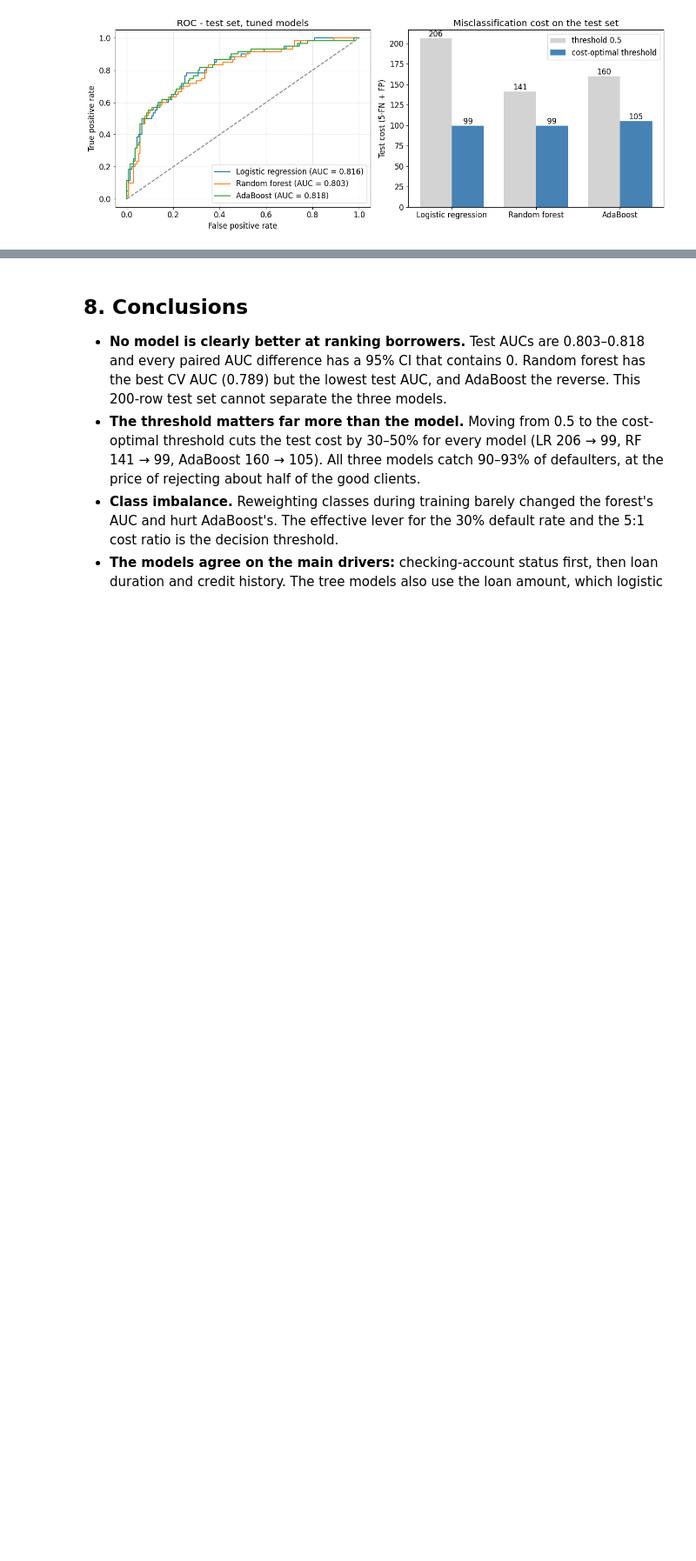
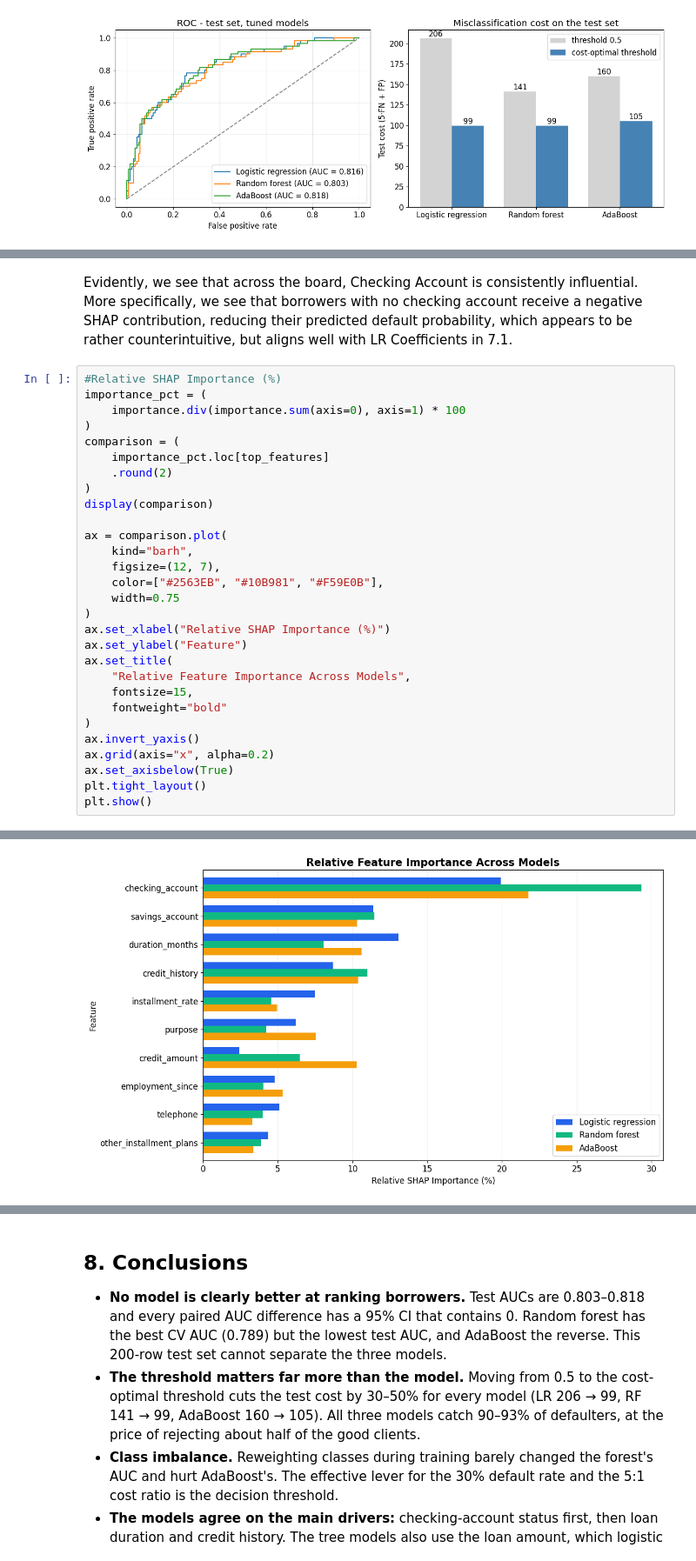
Before and after one commit to saltypassion/DSE4212-Creditscoring, a Jupyter notebook: src/credit_scoring_models.ipynb, the cells around one changed output, grey strips where cells are left out. Shown at 87% size. Saved outputs shown, nothing was run; the diff lists cells and outputs as text; blank space fills up the shorter version.

```diff
--- a/src/credit_scoring_models.ipynb
+++ b/src/credit_scoring_models.ipynb
@@ -804,0 +1009,32 @@ plt.show()
+# %% [markdown]
+Evidently, we see that across the board, Checking Account is consistently influential. More specifically, we see that borrowers with no checking account receive a negative SHAP contribution, reducing their predicted default probability, which appears to be rather counterintuitive, but aligns well with LR Coefficients in 7.1.
+# %%
+#Relative SHAP Importance (%)
+importance_pct = (
+    importance.div(importance.sum(axis=0), axis=1) * 100
+)
+comparison = (
+    importance_pct.loc[top_features]
+    .round(2)
+)
+display(comparison)
+
+ax = comparison.plot(
+    kind="barh",
+    figsize=(12, 7),
+    color=["#2563EB", "#10B981", "#F59E0B"],
+    width=0.75
+)
+ax.set_xlabel("Relative SHAP Importance (%)")
+ax.set_ylabel("Feature")
+ax.set_title(
+    "Relative Feature Importance Across Models",
+    fontsize=15,
+    fontweight="bold"
+)
+ax.invert_yaxis()
+ax.grid(axis="x", alpha=0.2)
+ax.set_axisbelow(True)
+plt.tight_layout()
+plt.show()
+# %% [output]
@@ -804,0 +1052 @@ plt.show()
+[figure, added]
```
Also changed, not shown: parts of 11 cells of this notebook, 12 other files.
